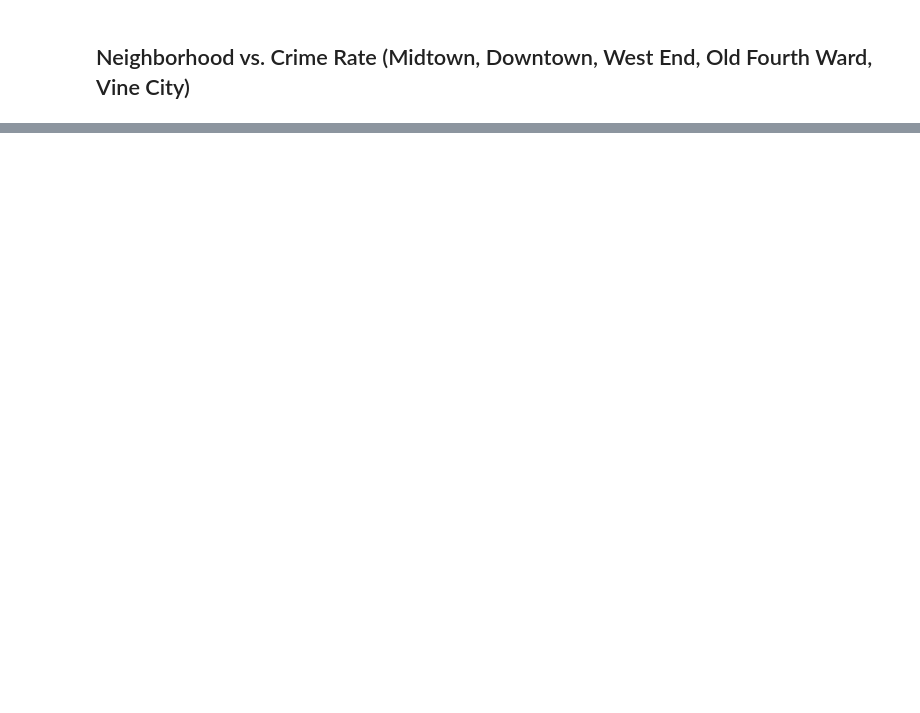
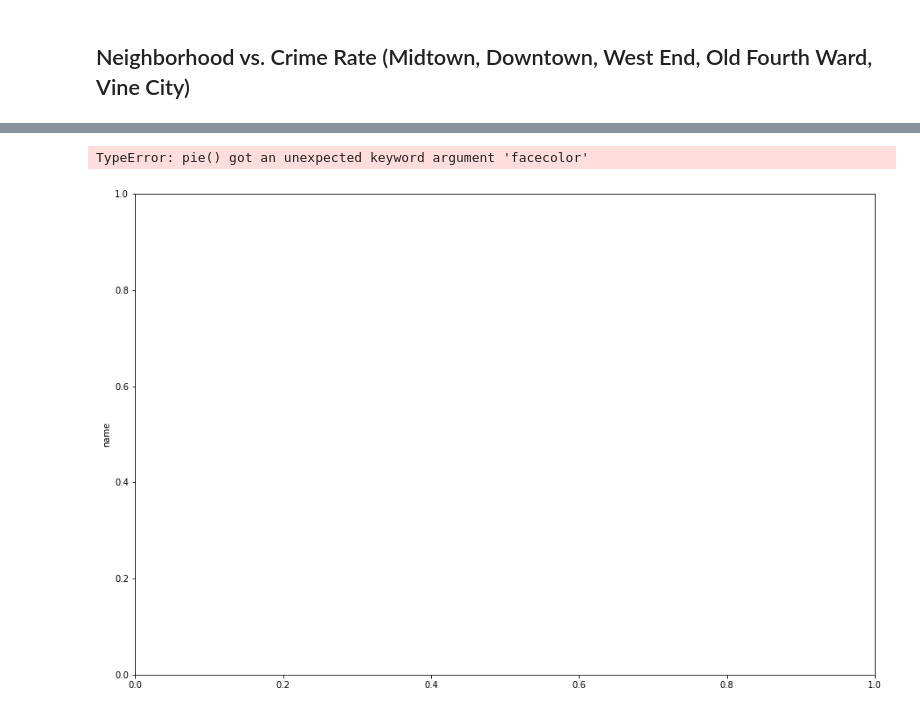
Before and after one commit to gimmemyleg/Group-6-Project-1, a Jupyter notebook: ProjectGroup6Coding.ipynb, the cells around one changed output, grey strips where cells are left out. Saved outputs shown, nothing was run; the diff lists cells and outputs as text; code cells hidden in the pictures; blank space fills up the shorter version.

```diff
--- a/ProjectGroup6Coding.ipynb
+++ b/ProjectGroup6Coding.ipynb
@@ -311,0 +356,5 @@ plt.savefig("Neighborhood_Crime.png",
+# %%
+good_weather = Merged_DF.loc[(Merged_DF['temp'] >= 65) & (Merged_DF['precip'] == 0)]
+good_weather_cleaned = good_weather.loc[good_weather['temp'] <= 75]
+good_weather_crime = good_weather_cleaned.groupby(['crime']).count()['name']
+good_weather_crime
@@ -311,0 +375,12 @@ plt.savefig("Neighborhood_Crime.png",
+# %%
+good_weather_crime.plot.pie(x='crime', y='count', rot=45, figsize=(15, 10), facecolor='g')
+plt.ylim(0,1500)
+plt.title("Number of Different Crime in Good Weather")
+plt.xlabel("Different Type of Crime")
+plt.ylabel("Number of Crime")
+plt.savefig("Good_weather_crime.png",
+            bbox_inches ="tight")
+plt.show()
+# %% [output]
+TypeError: pie() got an unexpected keyword argument 'facecolor'
+[figure, added]
```
Also changed, not shown: parts of 9 cells of this notebook, 2 other files.
